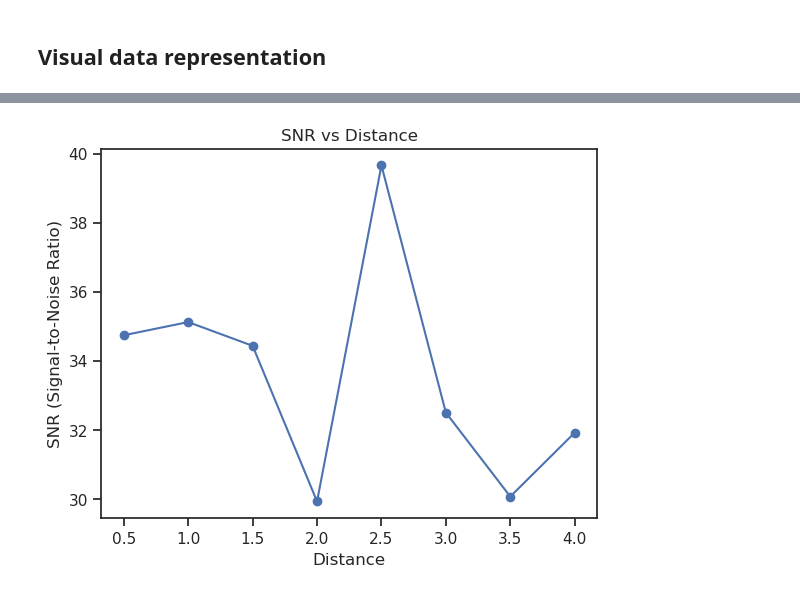
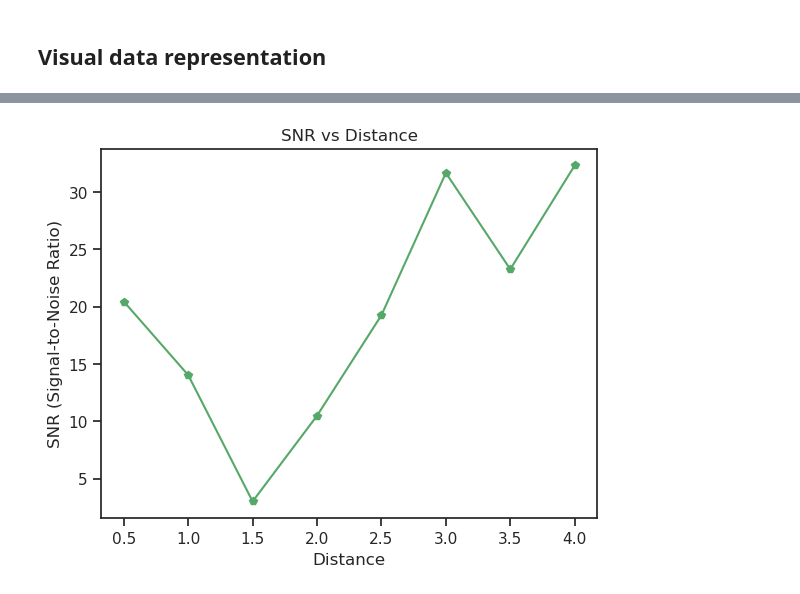
Before and after one commit to SemuBot/nizamov-thesis-2024-semubot-audiosystem, a Jupyter notebook: snr.ipynb, the cells around one changed output, grey strips where cells are left out. Drawn from its saved outputs; the diff is of its cells as text; code cells hidden in the pictures.

```diff
--- a/snr.ipynb
+++ b/snr.ipynb
@@ -29,5 +30,5 @@ signal_array.append(signaal6)
 signal_array.append(signaal7)
 signal_array.append(signaal8)
 # %%
-noise, sr9 = librosa.load("noise.wav")
+noise, sr9 = librosa.load("noise4.wav")
 # %% [markdown]
@@ -100,0 +201,33 @@ distance_points = [0.5,1.0,1.5,2.0,2.5,3.0,3.5,4]
+# %%
+signal_array_sin = []
+
+signaal1, sr1 = librosa.load("output1sin.wav")
+signaal2, sr2 = librosa.load("output2sin.wav")
+signaal3, sr3 = librosa.load("output3sin.wav")
+signaal4, sr4 = librosa.load("output4sin.wav")
+signaal5, sr5 = librosa.load("output5sin.wav")
+signaal6, sr6 = librosa.load("output6sin.wav")
+signaal7, sr7 = librosa.load("output7sin.wav")
+signaal8, sr8 = librosa.load("output8sin.wav")
+
+signal_array_sin.append(signaal1)
+signal_array_sin.append(signaal2)
+signal_array_sin.append(signaal3)
+signal_array_sin.append(signaal4)
+signal_array_sin.append(signaal5)
+signal_array_sin.append(signaal6)
+signal_array_sin.append(signaal7)
+signal_array_sin.append(signaal8)
+# %%
+noise, sr9 = librosa.load("noise5.wav")
+# %%
+snr_list_sin = []
+counter = 0
+for sig in signal_array_sin:
+    noise_free_power = np.mean(np.square(noise))
+    signal_power = np.mean(np.square(sig))
+
+    snr = 10 * np.log10((signal_power-noise_free_power)/noise_free_power)
+    counter = counter + 1
+    snr_list_sin.append(snr)
+    print(f"SNR value for the recording number {counter}  (dB):", snr)
@@ -101,13 +243,12 @@ distance_points = [0.5,1.0,1.5,2.0,2.5,3.0,3.5,4]
 # %%
-# Plotting
-plt.plot(distance_points, snr_list, marker='o', linestyle='-', color='b')
+distance_points = [0.5,1,1.5,2,2.5,3,3.5,4]
+plt.plot(distance_points, snr_list_sin, marker='p', linestyle='-', color='g')
 
-# Adding labels and title
 plt.xlabel('Distance')
 plt.ylabel('SNR (Signal-to-Noise Ratio)')
 plt.title('SNR vs Distance')
+plt.show()
 
-# Display the plot
-plt.show()
+#repeat, perhaps noise supresssion?
 # %% [output]
-[figure, old version]
+[figure, new version]
```
Also changed, not shown: parts of 17 cells of this notebook, 33 other files.
